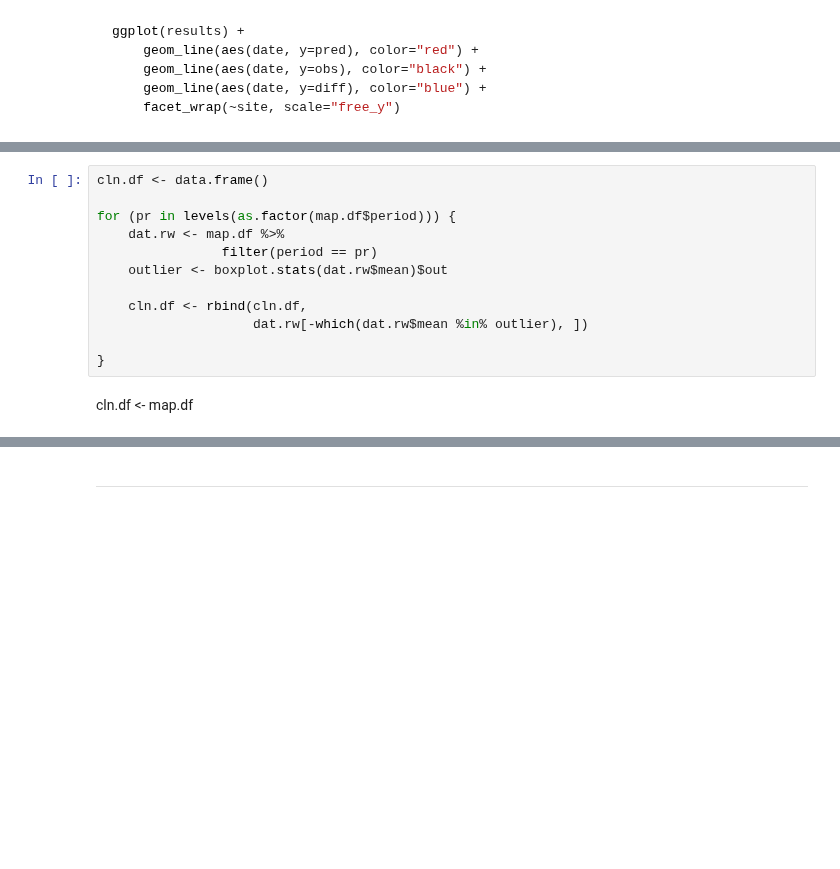
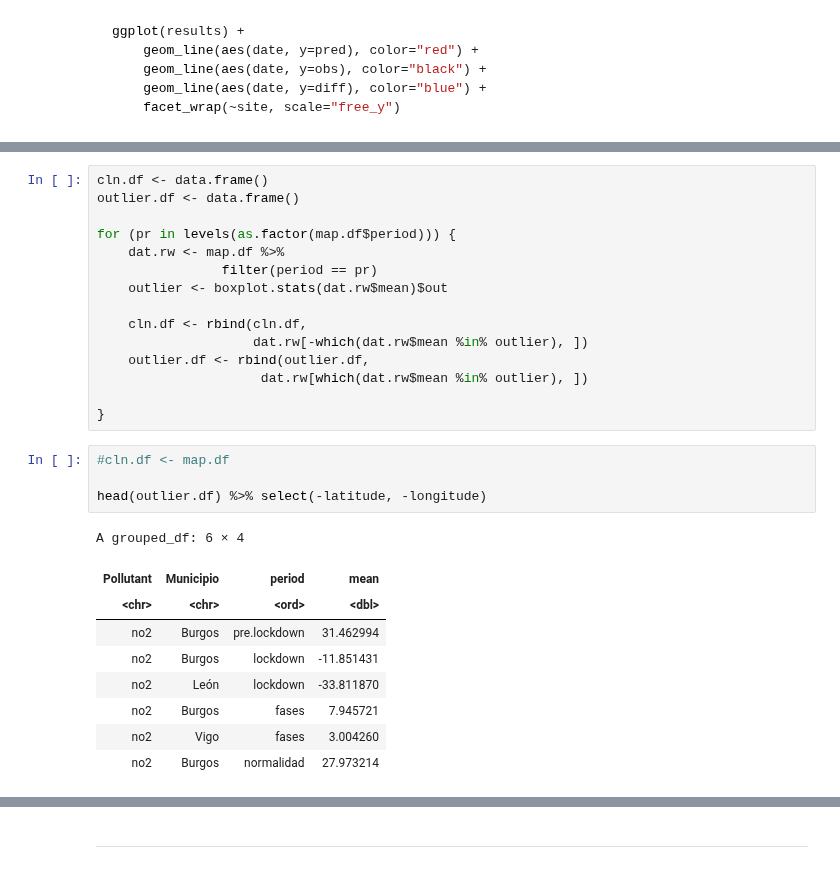
Before and after one commit to Jaimedgp/AirQualityCOVID, a Jupyter notebook: notebooks/Analysis/periods.ipynb, the cells around one changed output, grey strips where cells are left out. Saved outputs shown, nothing was run; the diff lists cells and outputs as text; blank space fills up the shorter version.

```diff
--- a/notebooks/Analysis/periods.ipynb
+++ b/notebooks/Analysis/periods.ipynb
@@ -108,5 +122,6 @@ Warning message:
 # %%
 cln.df <- data.frame()
+outlier.df <- data.frame()
 
 for (pr in levels(as.factor(map.df$period))) {
     dat.rw <- map.df %>%
@@ -115,7 +130,21 @@ for (pr in levels(as.factor(map.df$period))) {
 
     cln.df <- rbind(cln.df,
                     dat.rw[-which(dat.rw$mean %in% outlier), ])
+    outlier.df <- rbind(outlier.df,
+                     dat.rw[which(dat.rw$mean %in% outlier), ])
 
 }
-# %% [markdown]
-cln.df <- map.df
+# %%
+#cln.df <- map.df
+
+head(outlier.df) %>% select(-latitude, -longitude)
+# %% [output]
+A grouped_df: 6 × 4
+| Pollutant | Municipio | period | mean |
+| <chr> | <chr> | <ord> | <dbl> |
+| no2 | Burgos | pre.lockdown | 31.462994 |
+| no2 | Burgos | lockdown | -11.851431 |
+| no2 | León | lockdown | -33.811870 |
+| no2 | Burgos | fases | 7.945721 |
+| no2 | Vigo | fases | 3.004260 |
+| no2 | Burgos | normalidad | 27.973214 |
```
Also changed, not shown: parts of 10 cells of this notebook, 5 other files.
